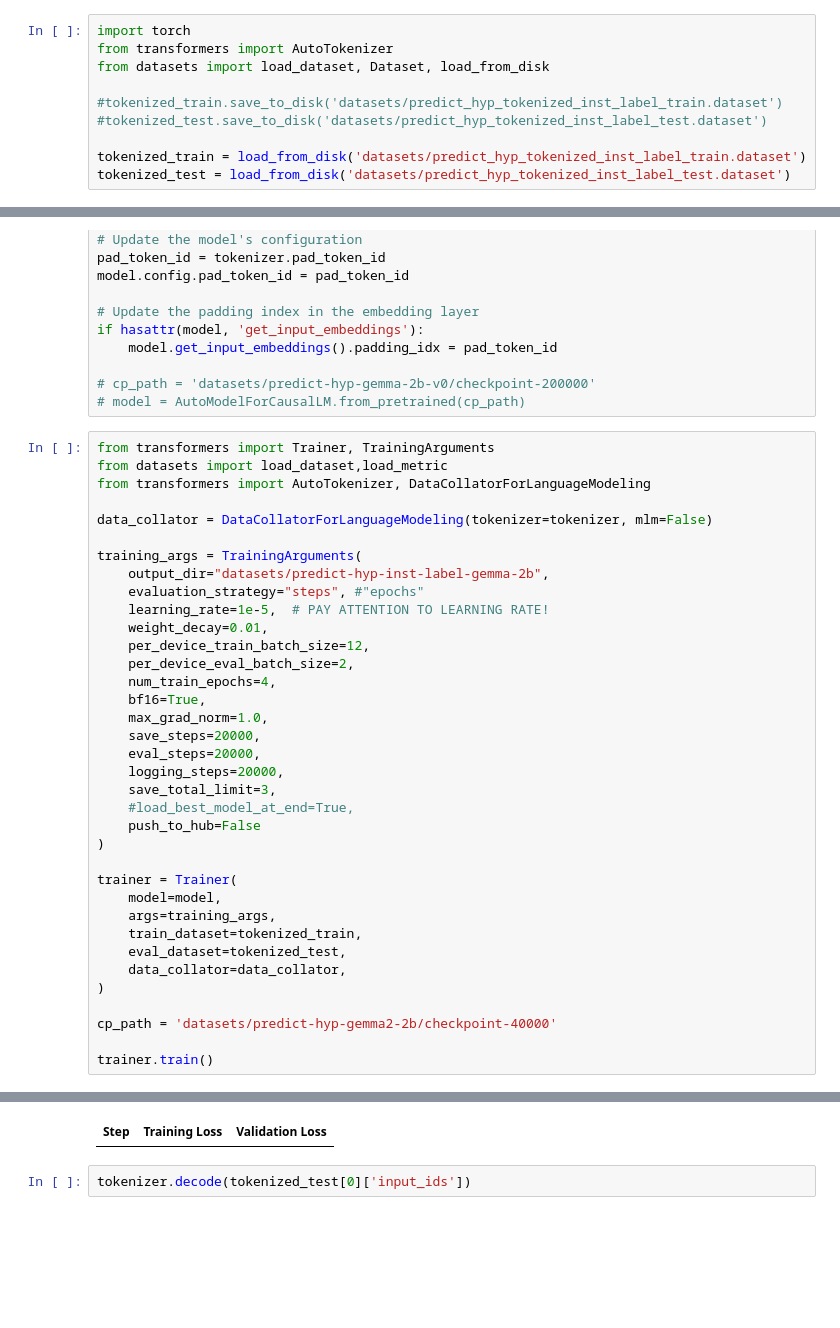
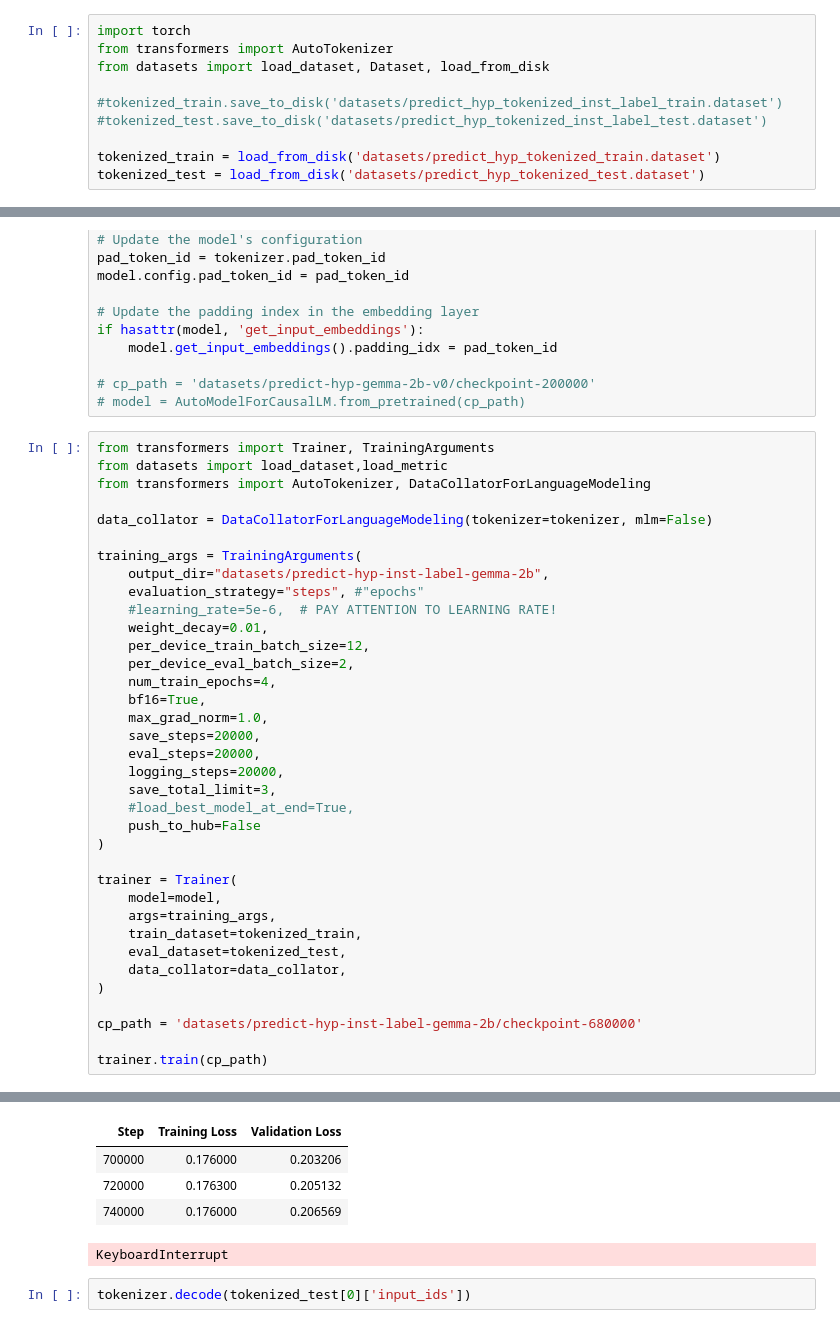
Before and after one commit to xiaoxin-yin/axiomatization, a Jupyter notebook: predict_hypotheses_train_gemma2b.ipynb, the cells around one changed output, grey strips where cells are left out. Cells and saved outputs as stored; diff of their text form; blank space fills up the shorter version.

```diff
--- a/predict_hypotheses_train_gemma2b.ipynb
+++ b/predict_hypotheses_train_gemma2b.ipynb
@@ -291,8 +291,8 @@ from datasets import load_dataset, Dataset, load_from_disk
 #tokenized_train.save_to_disk('datasets/predict_hyp_tokenized_inst_label_train.dataset')
 #tokenized_test.save_to_disk('datasets/predict_hyp_tokenized_inst_label_test.dataset')
 
-tokenized_train = load_from_disk('datasets/predict_hyp_tokenized_inst_label_train.dataset')
-tokenized_test = load_from_disk('datasets/predict_hyp_tokenized_inst_label_test.dataset')
+tokenized_train = load_from_disk('datasets/predict_hyp_tokenized_train.dataset')
+tokenized_test = load_from_disk('datasets/predict_hyp_tokenized_test.dataset')
 # %%
 tokenized_train[100]
 # %% [output]
@@ -347,7 +347,7 @@ data_collator = DataCollatorForLanguageModeling(tokenizer=tokenizer, mlm=False)
 training_args = TrainingArguments(
     output_dir="datasets/predict-hyp-inst-label-gemma-2b",
     evaluation_strategy="steps", #"epochs"
-    learning_rate=1e-5,  # PAY ATTENTION TO LEARNING RATE!
+    #learning_rate=5e-6,  # PAY ATTENTION TO LEARNING RATE!
     weight_decay=0.01,
     per_device_train_batch_size=12,
     per_device_eval_batch_size=2,
@@ -370,7 +370,7 @@ trainer = Trainer(
     data_collator=data_collator,
 )
 
-cp_path = 'datasets/predict-hyp-gemma2-2b/checkpoint-40000'
+cp_path = 'datasets/predict-hyp-inst-label-gemma-2b/checkpoint-680000'
 
-trainer.train()
+trainer.train(cp_path)
 # %% [output]
@@ -396,4 +397,8 @@ collect2: error: ld returned 1 exit status
 | Step | Training Loss | Validation Loss |
+| 700000 | 0.176000 | 0.203206 |
+| 720000 | 0.176300 | 0.205132 |
+| 740000 | 0.176000 | 0.206569 |
+KeyboardInterrupt
 # %%
 tokenizer.decode(tokenized_test[0]['input_ids'])
 # %%
```
Also changed, not shown: parts of 3 cells of this notebook, 8 other files.
